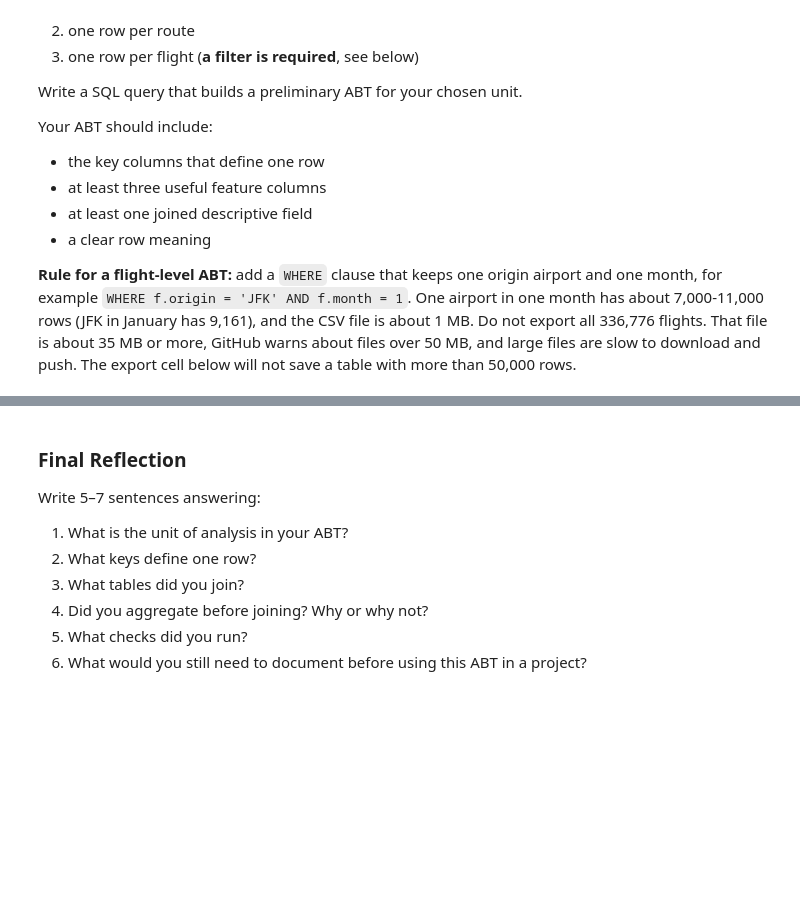
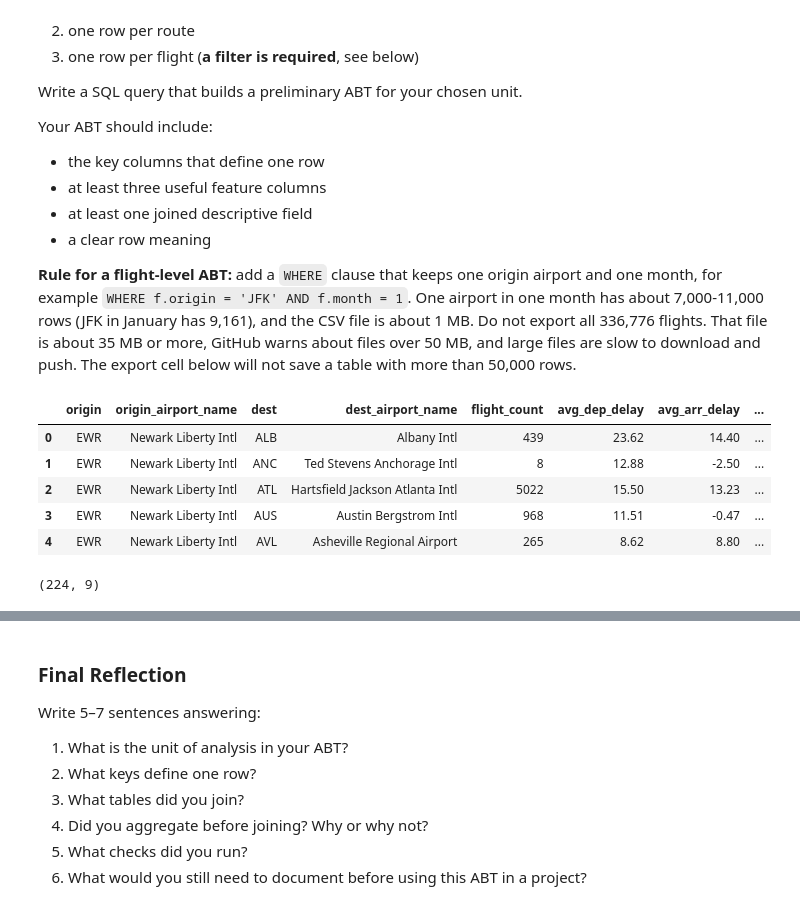
Before and after one commit to villatristan1-cmd/ban6003-weeks9-10-tristanvilla, a Jupyter notebook: notebooks/module10_sql_joins_abt_guided_lab.ipynb, the cells around one changed output, grey strips where cells are left out. Saved outputs shown, nothing was run; the diff lists cells and outputs as text; code cells hidden in the pictures; blank space fills up the shorter version.

```diff
--- a/notebooks/module10_sql_joins_abt_guided_lab.ipynb
+++ b/notebooks/module10_sql_joins_abt_guided_lab.ipynb
@@ -675,16 +913,54 @@ Your ABT should include:
 # %%
 # Final Practice
 # Build your preliminary ABT here.
 
 query = '''
-
+WITH route_summary AS (
+    SELECT
+        origin,
+        dest,
+        COUNT(*) AS flight_count,
+        ROUND(AVG(dep_delay)::numeric, 2)::float AS avg_dep_delay,
+        ROUND(AVG(arr_delay)::numeric, 2)::float AS avg_arr_delay,
+        ROUND(AVG(distance)::numeric, 2)::float AS avg_distance,
+        ROUND(AVG(air_time)::numeric, 2)::float AS avg_air_time
+    FROM flights
+    GROUP BY origin, dest
+)
+SELECT
+    rs.origin,
+    origin_ap.name AS origin_airport_name,
+    rs.dest,
+    dest_ap.name AS dest_airport_name,
+    rs.flight_count,
+    rs.avg_dep_delay,
+    rs.avg_arr_delay,
+    rs.avg_distance,
+    rs.avg_air_time
+FROM route_summary AS rs
+LEFT JOIN airports AS origin_ap
+    ON rs.origin = origin_ap.faa
+LEFT JOIN airports AS dest_ap
+    ON rs.dest = dest_ap.faa
+ORDER BY rs.origin, rs.dest;
 '''
 
 my_abt = run_query(query, engine)
 my_abt.head()
+# %% [output]
+|  | origin | origin_airport_name | dest | dest_airport_name | flight_count | avg_dep_delay | avg_arr_delay | ... |
+| 0 | EWR | Newark Liberty Intl | ALB | Albany Intl | 439 | 23.62 | 14.40 | ... |
+| 1 | EWR | Newark Liberty Intl | ANC | Ted Stevens Anchorage Intl | 8 | 12.88 | -2.50 | ... |
+| 2 | EWR | Newark Liberty Intl | ATL | Hartsfield Jackson Atlanta Intl | 5022 | 15.50 | 13.23 | ... |
+| 3 | EWR | Newark Liberty Intl | AUS | Austin Bergstrom Intl | 968 | 11.51 | -0.47 | ... |
+| 4 | EWR | Newark Liberty Intl | AVL | Asheville Regional Airport | 265 | 8.62 | 8.80 | ... |
 # %%
 # Final Practice check 1
 # Check the shape of your ABT.
+
+my_abt.shape
+# %% [output]
+(224, 9)
 # %%
 # Final Practice check 2
 # Check missing values.
```
Also changed, not shown: parts of 27 cells of this notebook, 2 other files.
